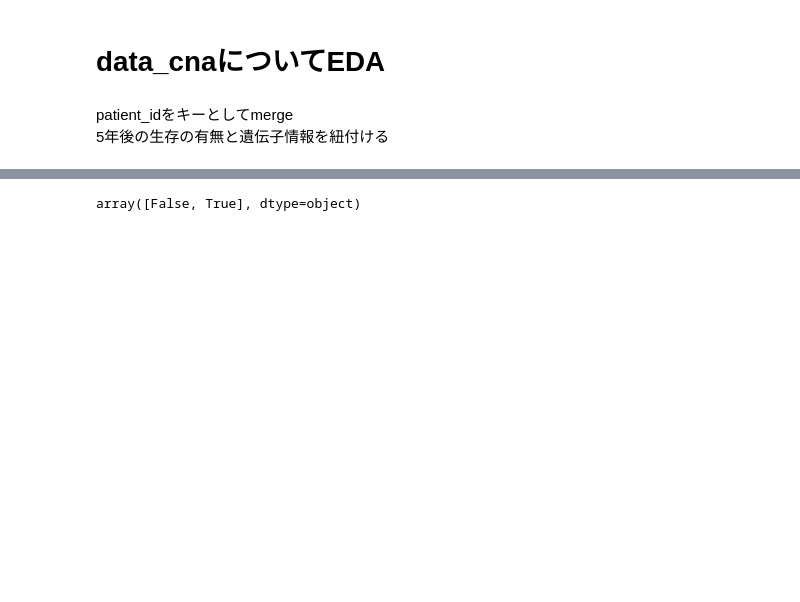
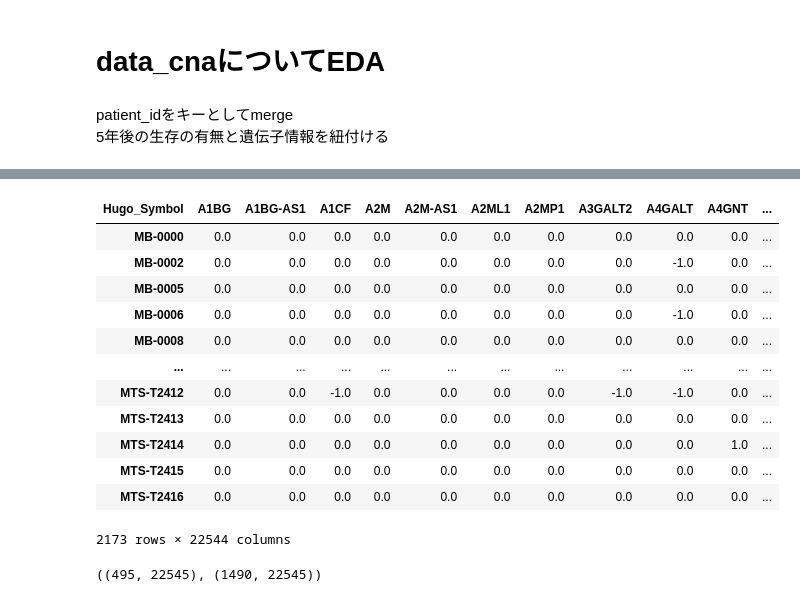
Before and after one commit to mono-clone/breast_cancer_analytics, a Jupyter notebook: notebooks/1.1-EDA_genes.ipynb, the cells around one changed output, grey strips where cells are left out. Saved outputs shown, nothing was run; the diff lists cells and outputs as text; code cells hidden in the pictures; blank space fills up the shorter version.

```diff
--- a/notebooks/1.1-EDA_genes.ipynb
+++ b/notebooks/1.1-EDA_genes.ipynb
@@ -251,4 +275,25 @@ df_MB_genes[df_MB_genes['target_OS_5years']!=np.nan]
-# %%
-df_MB_genes.target_OS_5years.unique()
-# %% [output]
-array([False, True], dtype=object)
+# %%
+# 遺伝子のdfとdf_MBを結合したら、遺伝子のdfで見られないpatient_idがあったのでsortしてpatient_idの確認
+# sortした結果、無事あったので、結合処理は大丈夫だろう
+df_cna.sort_index()
+# %% [output]
+| Hugo_Symbol | A1BG | A1BG-AS1 | A1CF | A2M | A2M-AS1 | A2ML1 | A2MP1 | A3GALT2 | A4GALT | A4GNT | ... |
+| MB-0000 | 0.0 | 0.0 | 0.0 | 0.0 | 0.0 | 0.0 | 0.0 | 0.0 | 0.0 | 0.0 | ... |
+| MB-0002 | 0.0 | 0.0 | 0.0 | 0.0 | 0.0 | 0.0 | 0.0 | 0.0 | -1.0 | 0.0 | ... |
+| MB-0005 | 0.0 | 0.0 | 0.0 | 0.0 | 0.0 | 0.0 | 0.0 | 0.0 | 0.0 | 0.0 | ... |
+| MB-0006 | 0.0 | 0.0 | 0.0 | 0.0 | 0.0 | 0.0 | 0.0 | 0.0 | -1.0 | 0.0 | ... |
+| MB-0008 | 0.0 | 0.0 | 0.0 | 0.0 | 0.0 | 0.0 | 0.0 | 0.0 | 0.0 | 0.0 | ... |
+| ... | ... | ... | ... | ... | ... | ... | ... | ... | ... | ... | ... |
+| MTS-T2412 | 0.0 | 0.0 | -1.0 | 0.0 | 0.0 | 0.0 | 0.0 | -1.0 | -1.0 | 0.0 | ... |
+| MTS-T2413 | 0.0 | 0.0 | 0.0 | 0.0 | 0.0 | 0.0 | 0.0 | 0.0 | 0.0 | 0.0 | ... |
+| MTS-T2414 | 0.0 | 0.0 | 0.0 | 0.0 | 0.0 | 0.0 | 0.0 | 0.0 | 0.0 | 1.0 | ... |
+| MTS-T2415 | 0.0 | 0.0 | 0.0 | 0.0 | 0.0 | 0.0 | 0.0 | 0.0 | 0.0 | 0.0 | ... |
+| MTS-T2416 | 0.0 | 0.0 | 0.0 | 0.0 | 0.0 | 0.0 | 0.0 | 0.0 | 0.0 | 0.0 | ... |
+2173 rows × 22544 columns
+# %%
+# データ数の差
+df_MB_genes[df_MB_genes.target_OS_5years == True].shape, df_MB_genes[
+    df_MB_genes.target_OS_5years == False
+].shape
+# %% [output]
+((495, 22545), (1490, 22545))
```
Also changed, not shown: parts of 16 cells of this notebook, 4 other files.
